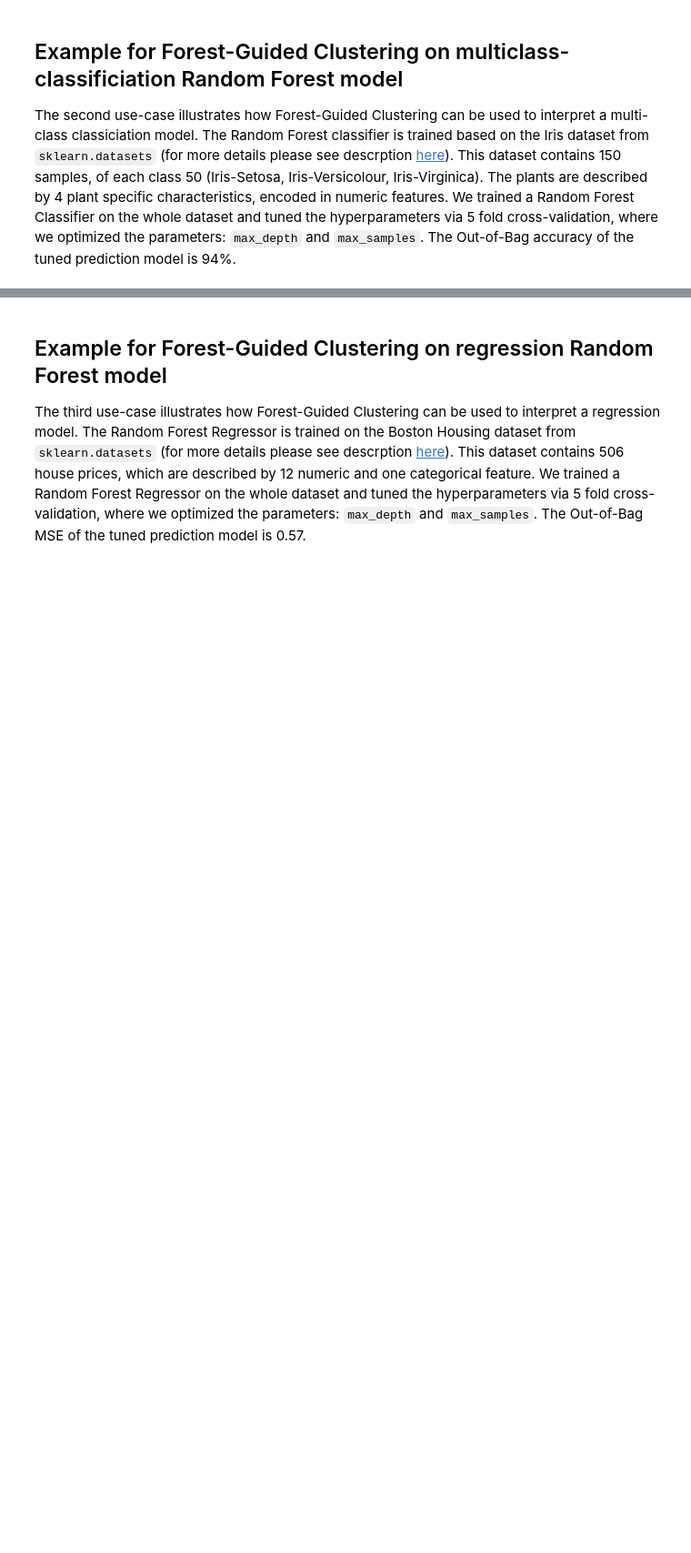
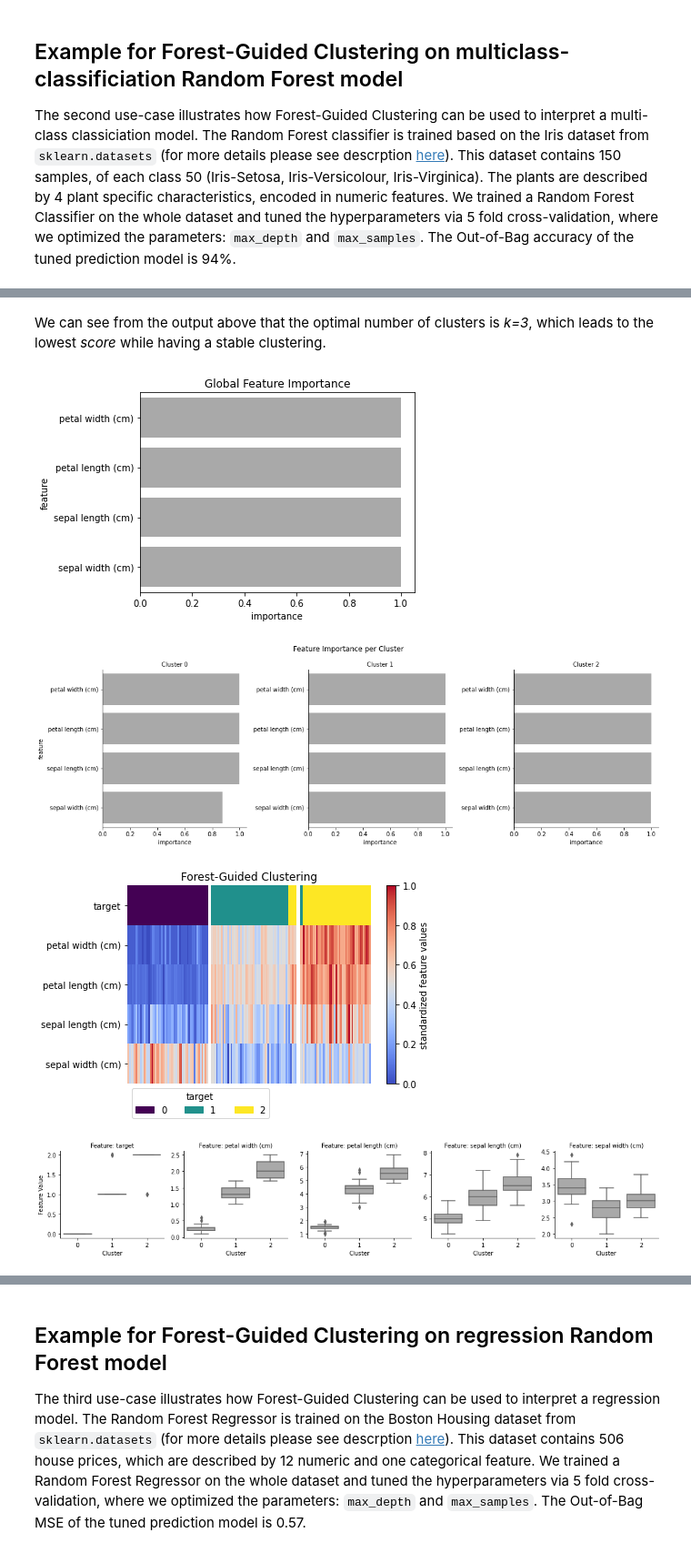
Before and after one commit to HelmholtzAI-Consultants-Munich/fg-clustering, a Jupyter notebook: docs/source/tutorial.ipynb, the cells around one changed output, grey strips where cells are left out. Shown at 91% size. Drawn from its saved outputs; the diff is of its cells as text; code cells hidden in the pictures; blank space fills up the shorter version.

```diff
--- a/docs/source/tutorial.ipynb
+++ b/docs/source/tutorial.ipynb
@@ -136,0 +149,3 @@ Visualizing forest guided clustering for 3 clusters
+# %%
+fgc = FgClustering(model=rf, data=data_iris, target_column='target')
+fgc.run()
@@ -137 +168,13 @@ Visualizing forest guided clustering for 3 clusters
+# %% [markdown]
+We can see from the output above that the optimal number of clusters is *k=3*, which leads to the lowest *score* while having a stable clustering.
+# %%
+fgc.plot_global_feature_importance()
+fgc.plot_local_feature_importance()
+fgc.plot_heatmap()
+fgc.plot_boxplots()
+# %% [output]
+[figure, added]
+[figure, added]
+[figure, added]
+[figure, added]
 # %% [markdown]
```
Also changed, not shown: parts of 26 cells of this notebook, 1 other file.
